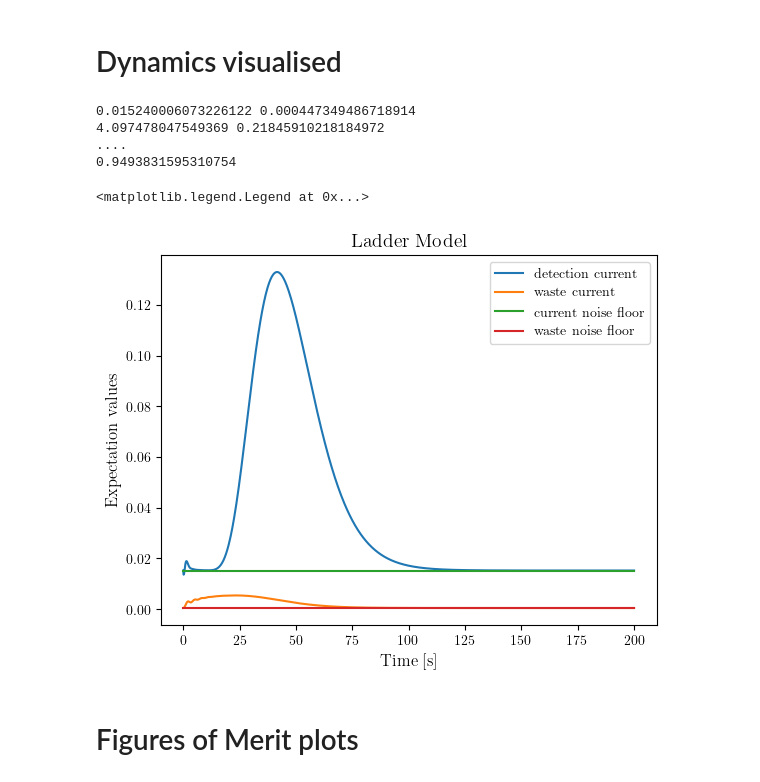
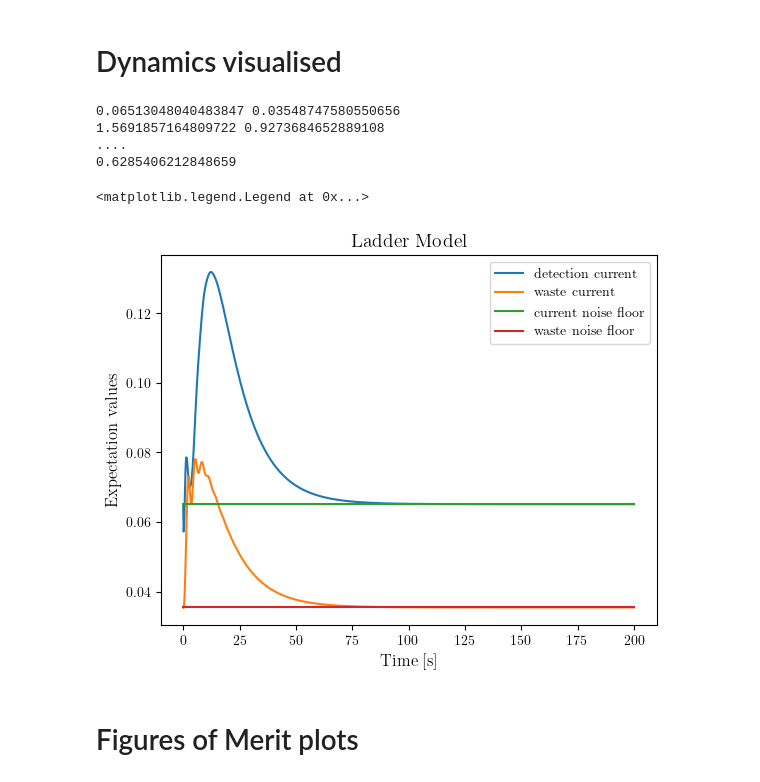
Before and after one commit to Emanuel-Schwarzhans/Quantum-detectors-as-autonomous-machines-assessing-the-thermodynamics-of-information-acquisit-co, a Jupyter notebook: thermal_single_photon_activation_amplification.ipynb, the cells around one changed output. Saved outputs shown, nothing was run; the diff lists cells and outputs as text; code cells hidden in the pictures.

```diff
--- a/thermal_single_photon_activation_amplification.ipynb
+++ b/thermal_single_photon_activation_amplification.ipynb
@@ -21,7 +21,7 @@ plt.rcParams.update({
 # %% [markdown]
 # Dynamics visualised
 # %%
-d_l=10
+d_l=5
 # Interaction strenghts
 g_sl=1
 g_ml=1
@@ -40,7 +40,7 @@ t_steps = 1000 # num of timesteps
 
 # Jump rates
 rateM=1
-rateB=0.01
+rateB=0.1
 rateD=1
 TH=10
 TC=0.1
@@ -89,37 +89,37 @@ plt.plot(times,np.linspace(expect(e_ops[-1],steady_prev_run),expect(e_ops[-1],st
 
 # plt.plot(times,result.expect[2],label="Machine entropy production")
 
 
 # plt.plot(times,result.expect[3],label="Machine heat draw")
 #plt.plot(times[200:300],result.expect[0][200:300])
 #plt.plot(times[200:300],result.expect[1][200:300])
 # plt.plot(times,result.expect[2])
 # plt.plot(times,result.expect[3])
 # plt.plot(result.expect[4])
 ax.set_xlabel('Time [s]')
 ax.set_ylabel('Expectation values')
 ax.legend(("detection current", "ready state","Machine entropy production", "Machine heat draw"))
 plt.title("Ladder Model")
 # print(tag_parameters)
 # print(parameters)
 # print("virtual inverse temperature: ",betaV)
 # print("efficiency: ",efficiency)
 noise_floor_curr=expect(e_ops[0],steady_prev_run)
 noise_floor_waste=expect(e_ops[-1],steady_prev_run)
 print(noise_floor_curr,noise_floor_waste)
 print(np.sum((result.expect[0]-noise_floor_curr)*t_f/t_steps),np.sum((result.expect[-1]-noise_floor_waste)*t_f/t_steps))
 
 print("....")
 print(np.sum((result.expect[0]-noise_floor_curr)*t_f/t_steps)/(np.sum((result.expect[0]-noise_floor_curr)*t_f/t_steps)+np.sum((result.expect[-1]-noise_floor_waste)*t_f/t_steps)))
 ax.legend()
 # fig.savefig('/home/manu/MEGA/Meine_Uni/Uni/Huber_Group/Projects/010 Measurement_Detector_Model/Python/transient_dyn_1.eps', format='eps')
 # %% [output]
-0.015240006073226122 0.000447349486718914
-4.097478047549369 0.21845910218184972
+0.06513048040483847 0.03548747580550656
+1.5691857164809722 0.9273684652889108
 ....
-0.9493831595310754
+0.6285406212848659
 <matplotlib.legend.Legend at 0x...>
-[figure, old version]
+[figure, new version]
 # %% [markdown]
 # Figures of Merit plots
 # %% [markdown]
```
Also changed, not shown: parts of 10 cells of this notebook.
